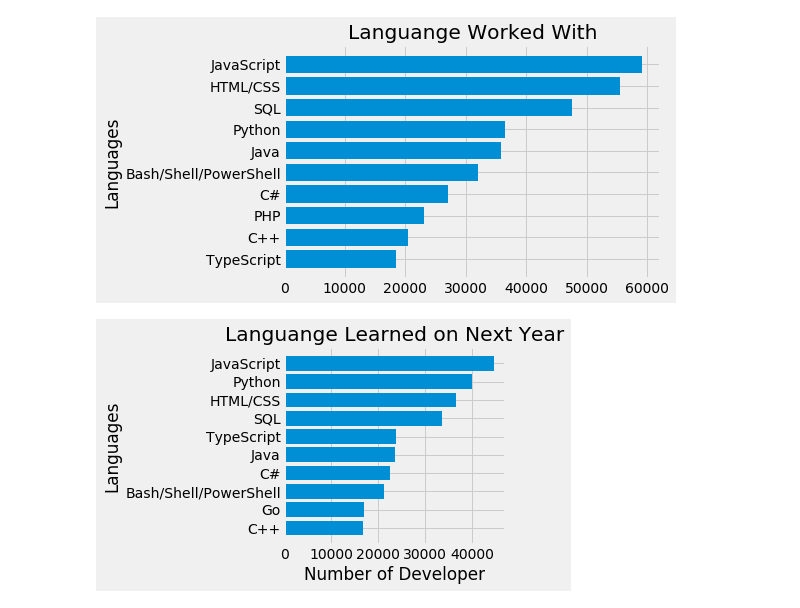
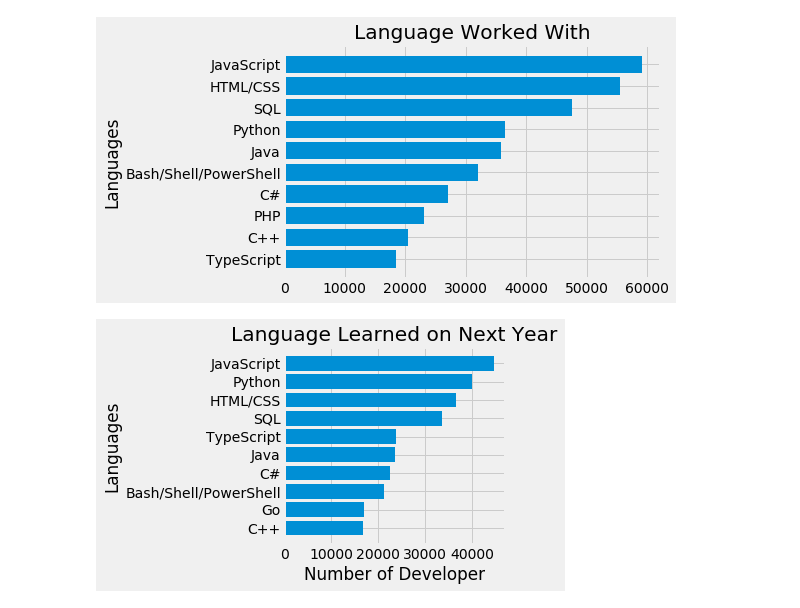
Before and after one commit to randisitorus/Python-Project, a Jupyter notebook: sof_barplot.ipynb, the cells around one changed output. Saved outputs shown, nothing was run; the diff lists cells and outputs as text; code cells hidden in the pictures.

Commit message:
second edited (language)

```diff
--- a/sof_barplot.ipynb
+++ b/sof_barplot.ipynb
@@ -23,34 +23,34 @@ dev_using1 = []
 next_languages = []
 dev_using2 = []
 
 for key, value in first_counter.most_common(10):
     present_languages.append(key)
     dev_using1.append(value)
 
 for k, v in second_counter.most_common(10):
     next_languages.append(k)
     dev_using2.append(v)
 
 present_languages.reverse()
 dev_using1.reverse()
 next_languages.reverse()
 dev_using2.reverse()
 
 fig1, (ax1) = plt.subplots()
 fig2, (ax2) = plt.subplots()
 ax1.barh(present_languages, dev_using1)
 ax2.barh(next_languages, dev_using2)
 
-ax1.set_title('Languange Worked With')
+ax1.set_title('Language Worked With')
 ax1.set_ylabel('Languages')
 
-ax2.set_title('Languange Learned on Next Year')
+ax2.set_title('Language Learned on Next Year')
 ax2.set_xlabel('Number of Developer')
 ax2.set_ylabel('Languages')
 
 plt.tight_layout()
 
 plt.show()
 # %% [output]
-[figure, old version]
+[figure, new version]
-[figure, old version]
+[figure, new version]
```
Also changed, not shown: 1 other file.
